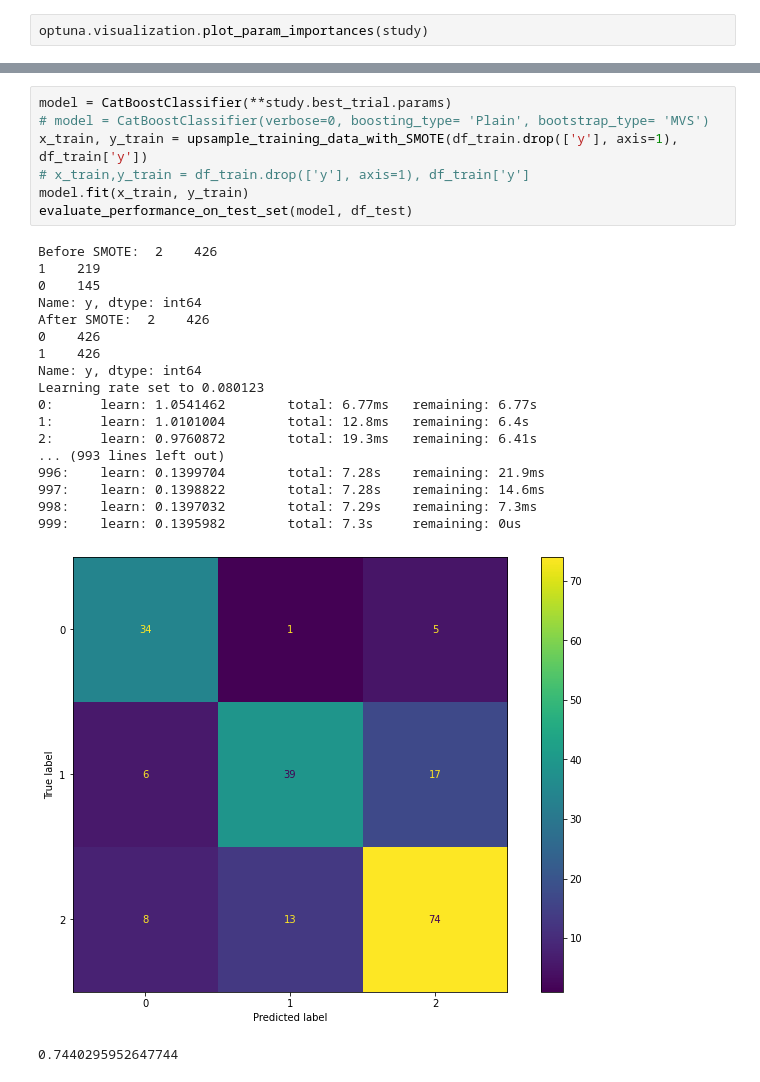
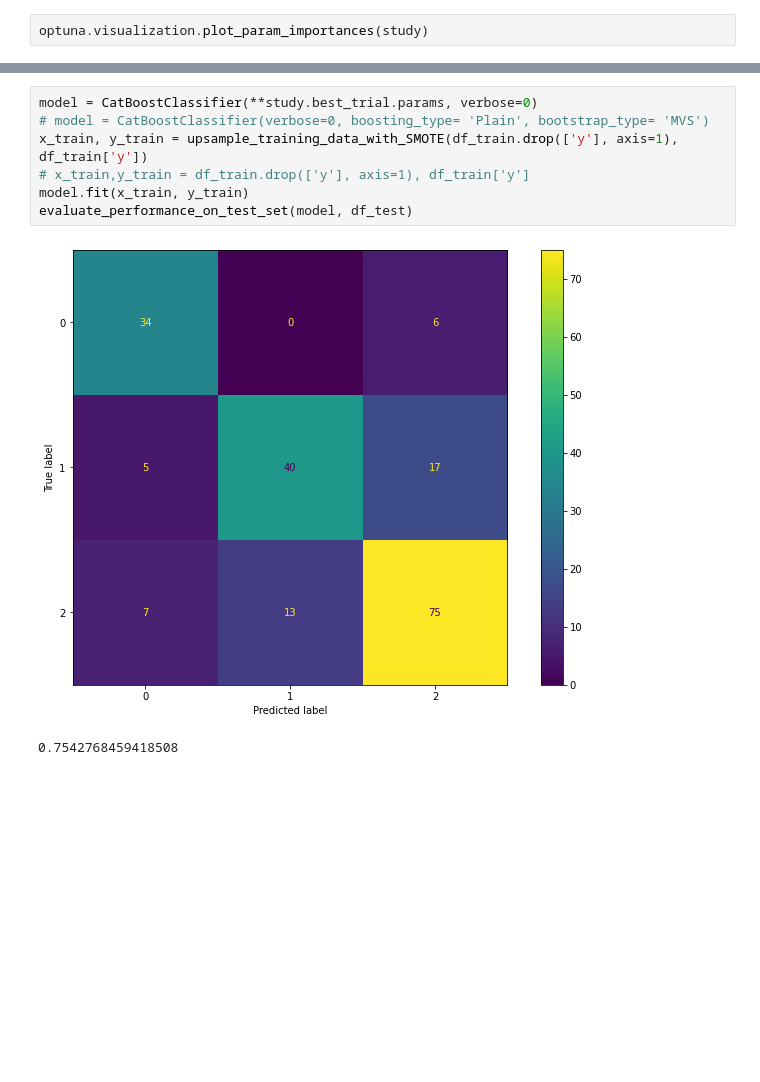
Before and after one commit to michael-fuest/tum-ai-multiclass-classification, a Jupyter notebook: src/modeling.ipynb, the cells around one changed output, grey strips where cells are left out. Drawn from its saved outputs; the diff is of its cells as text; blank space fills up the shorter version.

```diff
--- a/src/modeling.ipynb
+++ b/src/modeling.ipynb
@@ -373,27 +324,10 @@ Name: y, dtype: int64
 # %%
-model = CatBoostClassifier(**study.best_trial.params)
+model = CatBoostClassifier(**study.best_trial.params, verbose=0)
 # model = CatBoostClassifier(verbose=0, boosting_type= 'Plain', bootstrap_type= 'MVS')
 x_train, y_train = upsample_training_data_with_SMOTE(df_train.drop(['y'], axis=1), df_train['y'])
 # x_train,y_train = df_train.drop(['y'], axis=1), df_train['y']
 model.fit(x_train, y_train)
 evaluate_performance_on_test_set(model, df_test)
 # %% [output]
+[figure, new version]
-Before SMOTE:  2    426
-1    219
-0    145
-Name: y, dtype: int64
-After SMOTE:  2    426
-0    426
-1    426
-Name: y, dtype: int64
-Learning rate set to 0.080123
-0:      learn: 1.0541462        total: 6.77ms   remaining: 6.77s
-1:      learn: 1.0101004        total: 12.8ms   remaining: 6.4s
-2:      learn: 0.9760872        total: 19.3ms   remaining: 6.41s
-... (993 lines left out)
-996:    learn: 0.1399704        total: 7.28s    remaining: 21.9ms
-997:    learn: 0.1398822        total: 7.28s    remaining: 14.6ms
-998:    learn: 0.1397032        total: 7.29s    remaining: 7.3ms
-999:    learn: 0.1395982        total: 7.3s     remaining: 0us
+0.7542768459418508
-[figure, old version]
-0.7440295952647744
```
Also changed, not shown: parts of 4 cells of this notebook.
